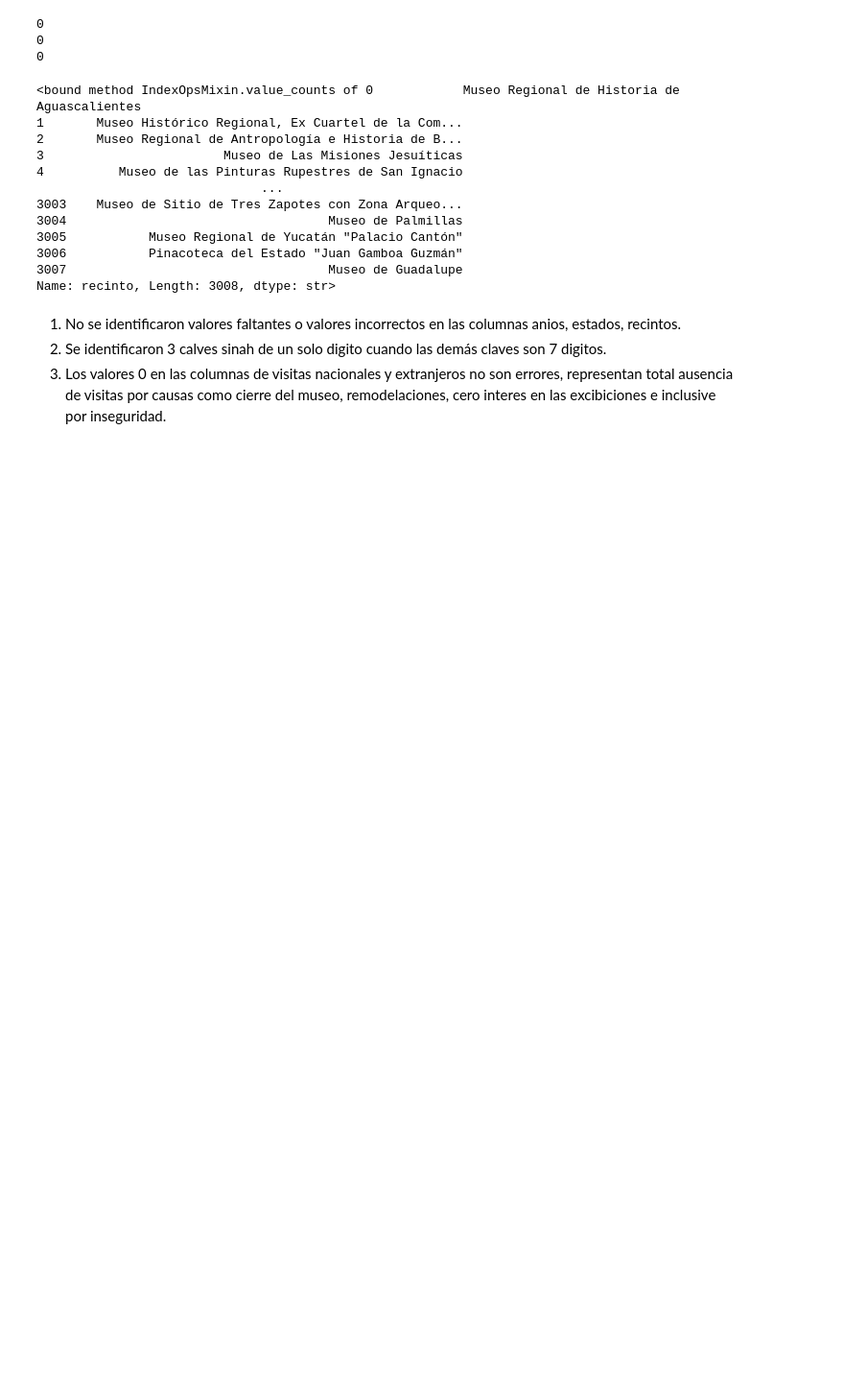
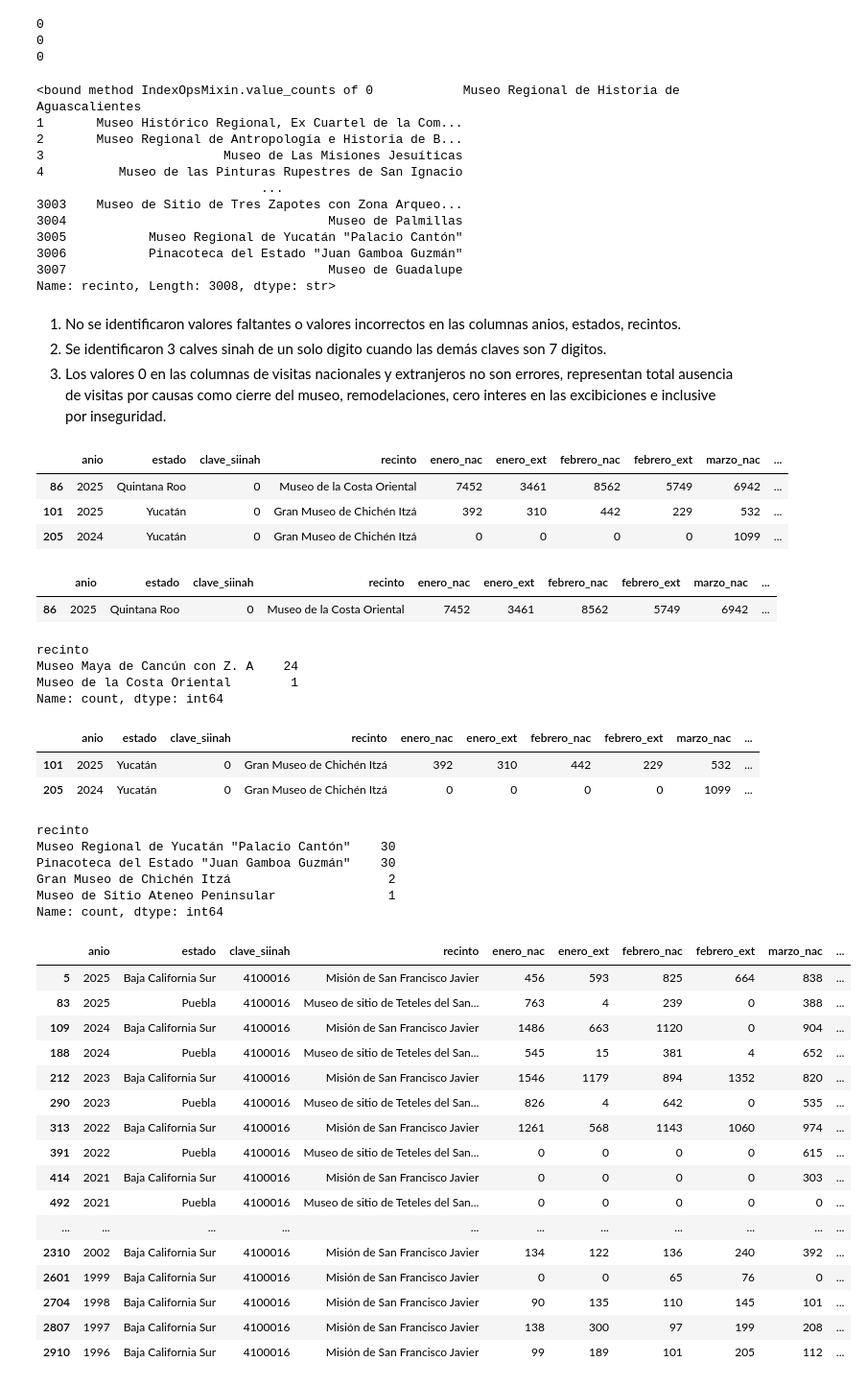
Before and after one commit to SaitoM17/museos_INAH, a Jupyter notebook: notebooks/exploracion_inicial.ipynb, the cells around one changed output. Shown at 96% size. Drawn from its saved outputs; the diff is of its cells as text; code cells hidden in the pictures; blank space fills up the shorter version.

Commit message:
feat: Exploración de la clave siinah

```diff
--- a/notebooks/exploracion_inicial.ipynb
+++ b/notebooks/exploracion_inicial.ipynb
@@ -137,3 +154,63 @@ Name: recinto, Length: 3008, dtype: str>
 1. No se identificaron valores faltantes o valores incorrectos en las columnas anios, estados, recintos.
 2. Se identificaron 3 calves sinah de un solo digito cuando las demás claves son 7 digitos.
 3. Los valores 0 en las columnas de visitas nacionales y extranjeros no son errores, representan total ausencia de visitas por causas como cierre del museo, remodelaciones, cero interes en las excibiciones e inclusive por inseguridad.
+# %%
+registros_clave_siinah_0 = df_INAH_visitas[df_INAH_visitas['clave_siinah'] == 0]
+registros_clave_siinah_0
+# %% [output]
+|  | anio | estado | clave_siinah | recinto | enero_nac | enero_ext | febrero_nac | febrero_ext | marzo_nac | ... |
+| 86 | 2025 | Quintana Roo | 0 | Museo de la Costa Oriental | 7452 | 3461 | 8562 | 5749 | 6942 | ... |
+| 101 | 2025 | Yucatán | 0 | Gran Museo de Chichén Itzá | 392 | 310 | 442 | 229 | 532 | ... |
+| 205 | 2024 | Yucatán | 0 | Gran Museo de Chichén Itzá | 0 | 0 | 0 | 0 | 1099 | ... |
+# %%
+recinto_museo_costa_oriental = df_INAH_visitas[df_INAH_visitas['recinto'] == 'Museo de la Costa Oriental']
+recinto_museo_costa_oriental
+# %% [output]
+|  | anio | estado | clave_siinah | recinto | enero_nac | enero_ext | febrero_nac | febrero_ext | marzo_nac | ... |
+| 86 | 2025 | Quintana Roo | 0 | Museo de la Costa Oriental | 7452 | 3461 | 8562 | 5749 | 6942 | ... |
+# %%
+museos_quintana_roo = df_INAH_visitas[df_INAH_visitas['estado'] == 'Quintana Roo']
+museos_quintana_roo['recinto'].value_counts()
+# %% [output]
+recinto
+Museo Maya de Cancún con Z. A    24
+Museo de la Costa Oriental        1
+Name: count, dtype: int64
+# %%
+recinto_gran_museo_chichenitza = df_INAH_visitas[df_INAH_visitas['recinto'] == 'Gran Museo de Chichén Itzá']
+recinto_gran_museo_chichenitza
+# %% [output]
+|  | anio | estado | clave_siinah | recinto | enero_nac | enero_ext | febrero_nac | febrero_ext | marzo_nac | ... |
+| 101 | 2025 | Yucatán | 0 | Gran Museo de Chichén Itzá | 392 | 310 | 442 | 229 | 532 | ... |
+| 205 | 2024 | Yucatán | 0 | Gran Museo de Chichén Itzá | 0 | 0 | 0 | 0 | 1099 | ... |
+# %%
+museos_yucatan = df_INAH_visitas[df_INAH_visitas['estado'] == 'Yucatán']
+museos_yucatan['recinto'].value_counts()
+# %% [output]
+recinto
+Museo Regional de Yucatán "Palacio Cantón"    30
+Pinacoteca del Estado "Juan Gamboa Guzmán"    30
+Gran Museo de Chichén Itzá                     2
+Museo de Sitio Ateneo Peninsular               1
+Name: count, dtype: int64
+# %%
+museo_x = df_INAH_visitas[df_INAH_visitas['clave_siinah'] == 4100016]
+museo_x
+# %% [output]
+|  | anio | estado | clave_siinah | recinto | enero_nac | enero_ext | febrero_nac | febrero_ext | marzo_nac | ... |
+| 5 | 2025 | Baja California Sur | 4100016 | Misión de San Francisco Javier | 456 | 593 | 825 | 664 | 838 | ... |
+| 83 | 2025 | Puebla | 4100016 | Museo de sitio de Teteles del San... | 763 | 4 | 239 | 0 | 388 | ... |
+| 109 | 2024 | Baja California Sur | 4100016 | Misión de San Francisco Javier | 1486 | 663 | 1120 | 0 | 904 | ... |
+| 188 | 2024 | Puebla | 4100016 | Museo de sitio de Teteles del San... | 545 | 15 | 381 | 4 | 652 | ... |
+| 212 | 2023 | Baja California Sur | 4100016 | Misión de San Francisco Javier | 1546 | 1179 | 894 | 1352 | 820 | ... |
+| 290 | 2023 | Puebla | 4100016 | Museo de sitio de Teteles del San... | 826 | 4 | 642 | 0 | 535 | ... |
+| 313 | 2022 | Baja California Sur | 4100016 | Misión de San Francisco Javier | 1261 | 568 | 1143 | 1060 | 974 | ... |
+| 391 | 2022 | Puebla | 4100016 | Museo de sitio de Teteles del San... | 0 | 0 | 0 | 0 | 615 | ... |
+| 414 | 2021 | Baja California Sur | 4100016 | Misión de San Francisco Javier | 0 | 0 | 0 | 0 | 303 | ... |
+| 492 | 2021 | Puebla | 4100016 | Museo de sitio de Teteles del San... | 0 | 0 | 0 | 0 | 0 | ... |
+| ... | ... | ... | ... | ... | ... | ... | ... | ... | ... | ... |
+| 2310 | 2002 | Baja California Sur | 4100016 | Misión de San Francisco Javier | 134 | 122 | 136 | 240 | 392 | ... |
+| 2601 | 1999 | Baja California Sur | 4100016 | Misión de San Francisco Javier | 0 | 0 | 65 | 76 | 0 | ... |
+| 2704 | 1998 | Baja California Sur | 4100016 | Misión de San Francisco Javier | 90 | 135 | 110 | 145 | 101 | ... |
+| 2807 | 1997 | Baja California Sur | 4100016 | Misión de San Francisco Javier | 138 | 300 | 97 | 199 | 208 | ... |
+| 2910 | 1996 | Baja California Sur | 4100016 | Misión de San Francisco Javier | 99 | 189 | 101 | 205 | 112 | ... |
```
Also changed, not shown: parts of 1 cell of this notebook.
